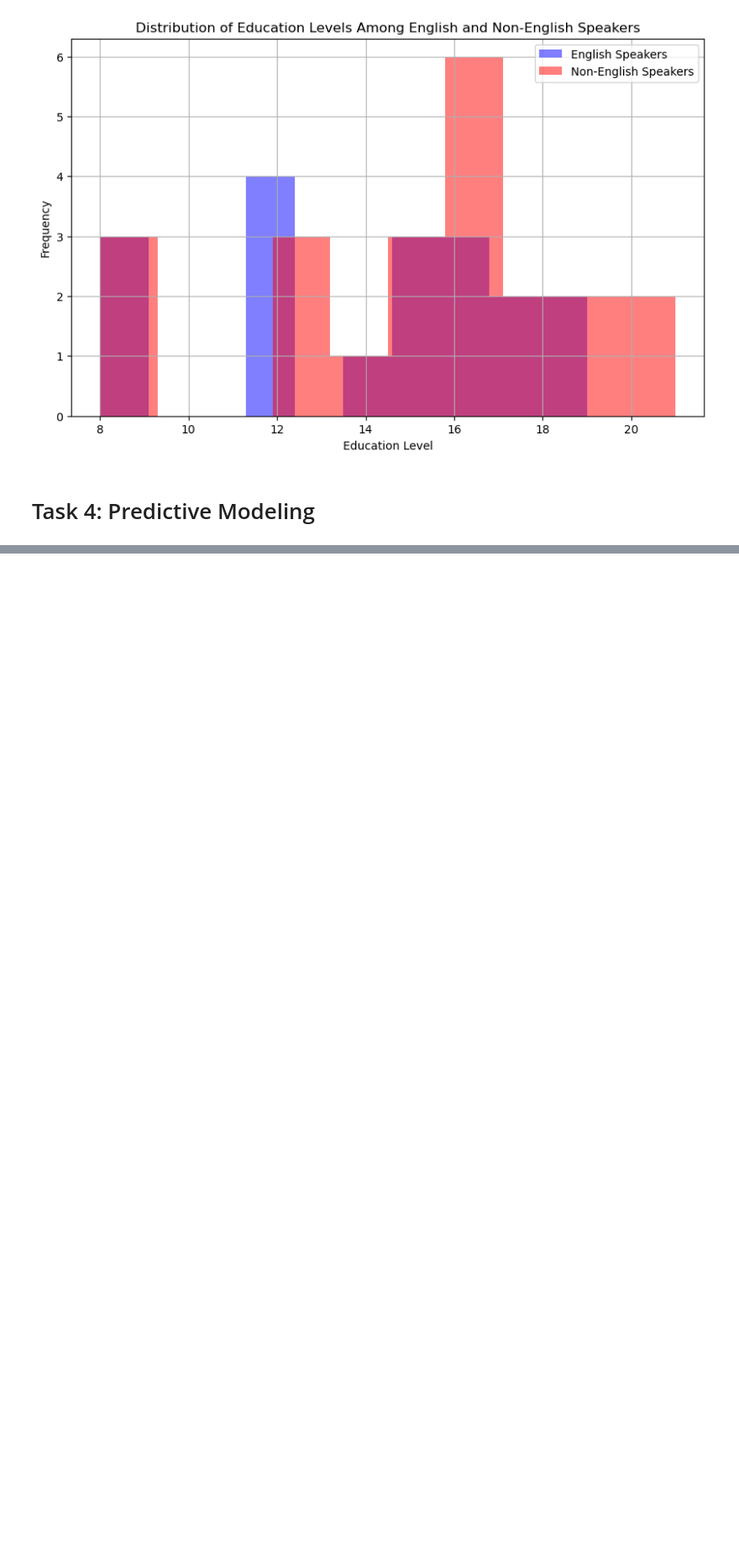
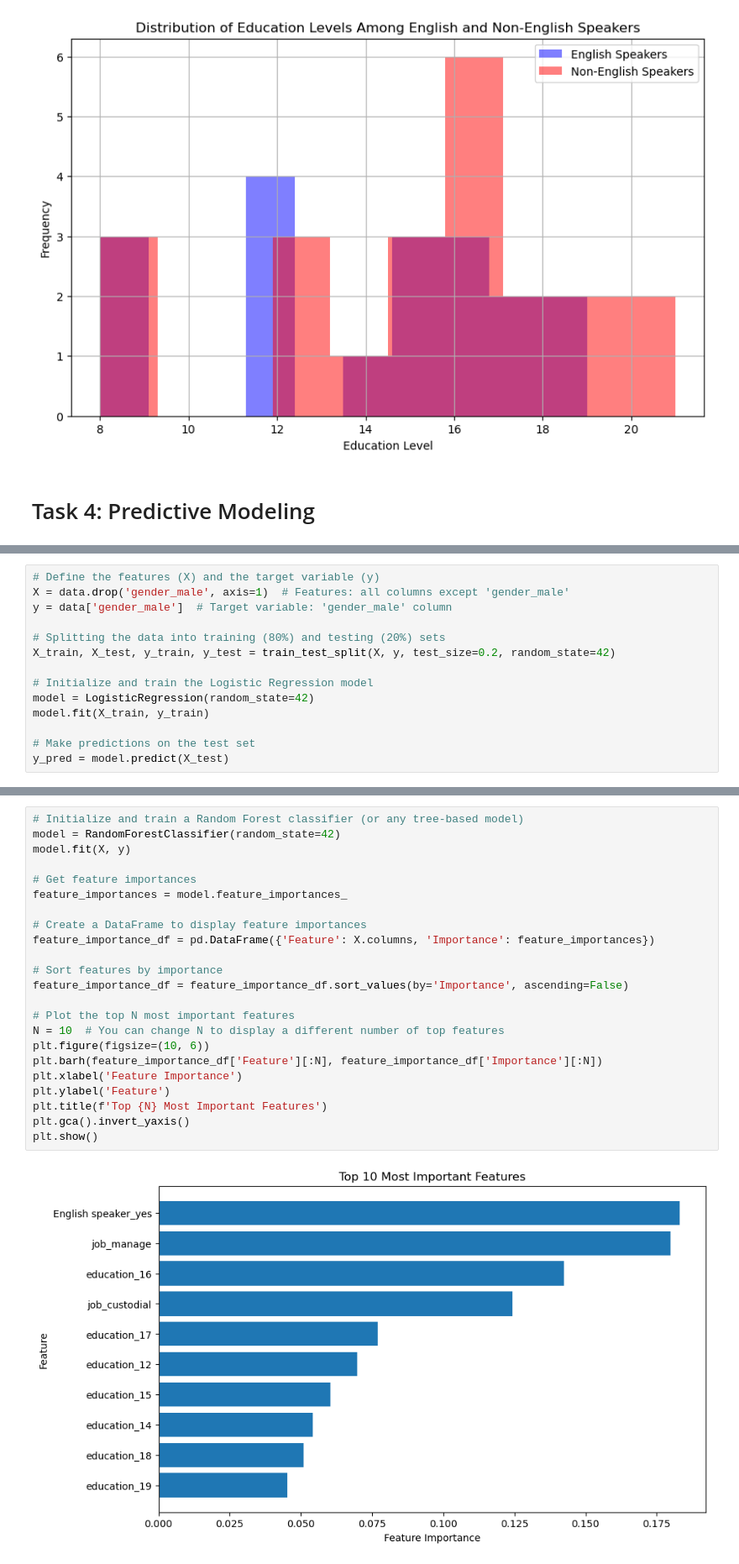
Before and after one commit to vikingwarior/data-science-sample-project, a Jupyter notebook: code/project.ipynb, the cells around one changed output, grey strips where cells are left out. Shown: that part at 84% size. Saved outputs shown, nothing was run; the diff lists cells and outputs as text; blank space fills up the shorter version.

Commit message:
Added a Model based on gender prediction Added conclusion based on metrics

```diff
--- a/code/project.ipynb
+++ b/code/project.ipynb
@@ -253,0 +283,14 @@ plt.show()
+# %%
+# Define the features (X) and the target variable (y)
+X = data.drop('gender_male', axis=1)  # Features: all columns except 'gender_male'
+y = data['gender_male']  # Target variable: 'gender_male' column
+
+# Splitting the data into training (80%) and testing (20%) sets
+X_train, X_test, y_train, y_test = train_test_split(X, y, test_size=0.2, random_state=42)
+
+# Initialize and train the Logistic Regression model
+model = LogisticRegression(random_state=42)
+model.fit(X_train, y_train)
+
+# Make predictions on the test set
+y_pred = model.predict(X_test)
@@ -253,0 +327,25 @@ plt.show()
+# %%
+# Initialize and train a Random Forest classifier (or any tree-based model)
+model = RandomForestClassifier(random_state=42)
+model.fit(X, y)
+
+# Get feature importances
+feature_importances = model.feature_importances_
+
+# Create a DataFrame to display feature importances
+feature_importance_df = pd.DataFrame({'Feature': X.columns, 'Importance': feature_importances})
+
+# Sort features by importance
+feature_importance_df = feature_importance_df.sort_values(by='Importance', ascending=False)
+
+# Plot the top N most important features
+N = 10  # You can change N to display a different number of top features
+plt.figure(figsize=(10, 6))
+plt.barh(feature_importance_df['Feature'][:N], feature_importance_df['Importance'][:N])
+plt.xlabel('Feature Importance')
+plt.ylabel('Feature')
+plt.title(f'Top {N} Most Important Features')
+plt.gca().invert_yaxis()
+plt.show()
+# %% [output]
+[figure, added]
```
Also changed, not shown: parts of 15 cells of this notebook, 1 other file.
